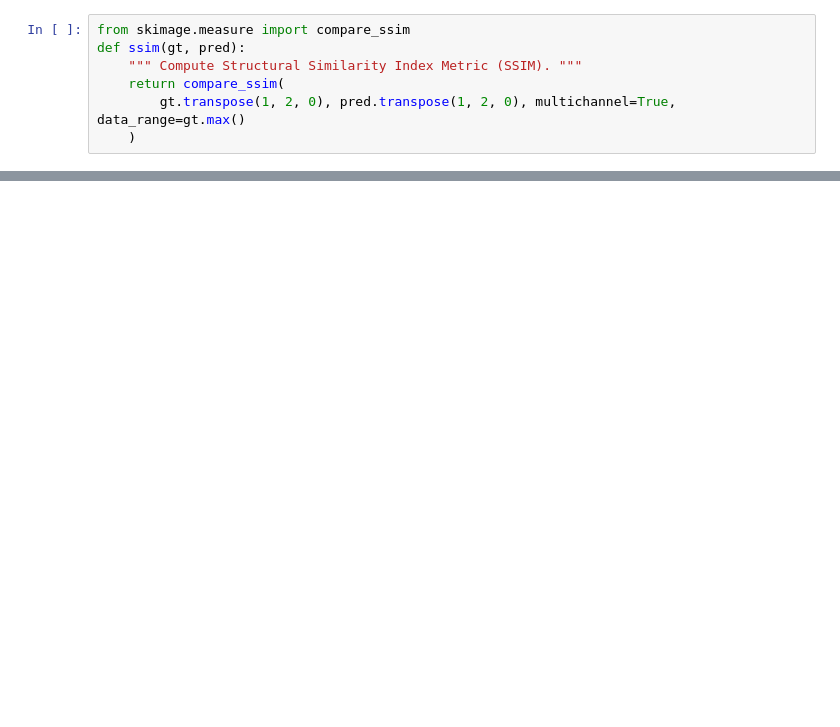
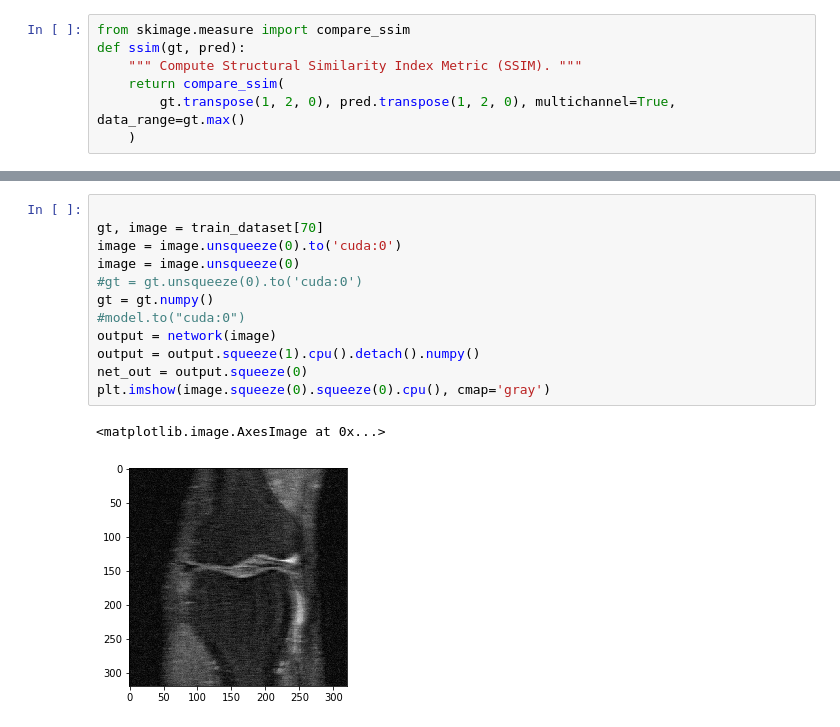
Before and after one commit to rd2g16/MRI-Image-Reconstruction, a Jupyter notebook: data_loader.ipynb, the cells around one changed output, grey strips where cells are left out. Cells and saved outputs as stored; diff of their text form; blank space fills up the shorter version.

```diff
--- a/data_loader.ipynb
+++ b/data_loader.ipynb
@@ -457,0 +514,15 @@ print(np.nanmean(a))
+# %%
+
+gt, image = train_dataset[70]
+image = image.unsqueeze(0).to('cuda:0')
+image = image.unsqueeze(0)
+#gt = gt.unsqueeze(0).to('cuda:0')
+gt = gt.numpy()
+#model.to("cuda:0")
+output = network(image)
+output = output.squeeze(1).cpu().detach().numpy()
+net_out = output.squeeze(0)
+plt.imshow(image.squeeze(0).squeeze(0).cpu(), cmap='gray')
+# %% [output]
+<matplotlib.image.AxesImage at 0x...>
+[figure, added]
```
Also changed, not shown: parts of 18 cells of this notebook, 6 other files.
